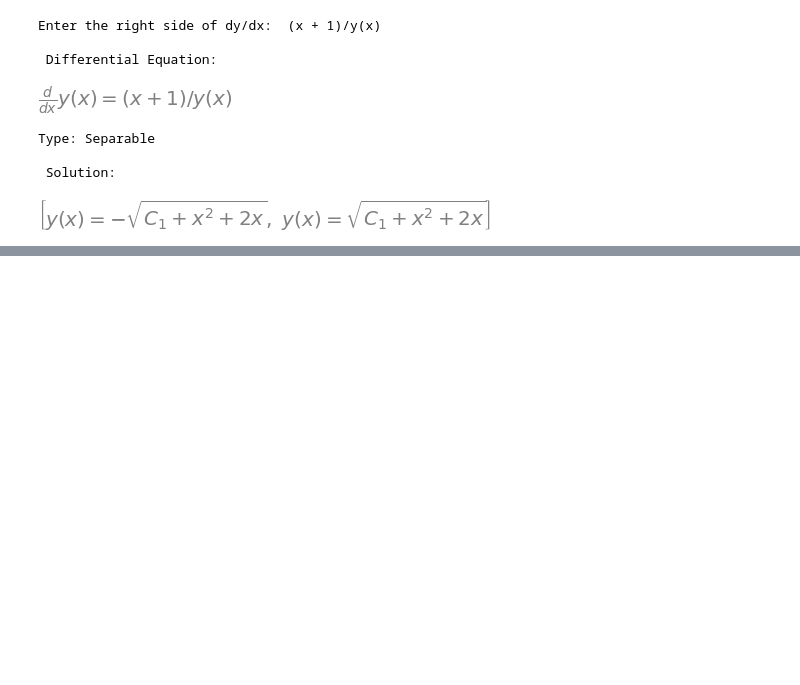
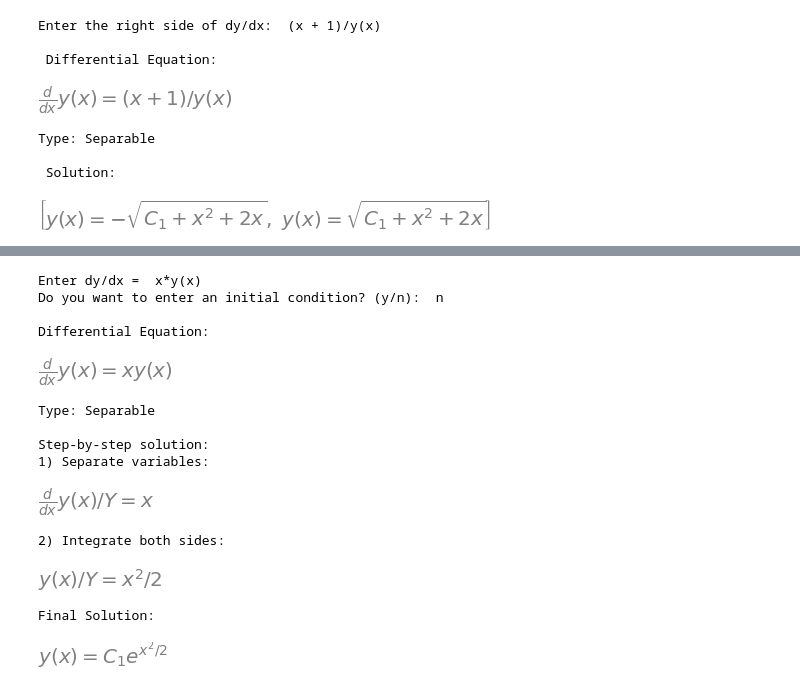
Before and after one commit to roryhuck/PythonProgramming, a Jupyter notebook: Final Project/FinalProject.ipynb, the cells around one changed output, grey strips where cells are left out. Drawn from its saved outputs; the diff is of its cells as text; code cells hidden in the pictures; blank space fills up the shorter version.

```diff
--- a/Final Project/FinalProject.ipynb
+++ b/Final Project/FinalProject.ipynb
@@ -89,0 +253,31 @@ Type: Separable
+# %%
+# user input
+user_input = input("Enter dy/dx = ")
+rhs = sp.sympify(user_input)
+
+# initial condition
+use_ic = input("Do you want to enter an initial condition? (y/n): ")
+
+ics = None
+if use_ic.lower() == 'y':
+    x0 = float(input("Enter x0: "))
+    y0 = float(input("Enter y(x0): "))
+    ics = {y(x0): y0}
+
+# SOLVE FIRST (IMPORTANT ORDER)
+solution, eq = solve_with_steps(rhs, ics)
+# %% [output]
+Enter dy/dx =  x*y(x)
+Do you want to enter an initial condition? (y/n):  n
+
+Differential Equation:
+[figure, added]
+Type: Separable
+
+Step-by-step solution:
+1) Separate variables:
+[figure, added]
+2) Integrate both sides:
+[figure, added]
+Final Solution:
+[figure, added]
```
Also changed, not shown: parts of 5 cells of this notebook, 3 other files.
